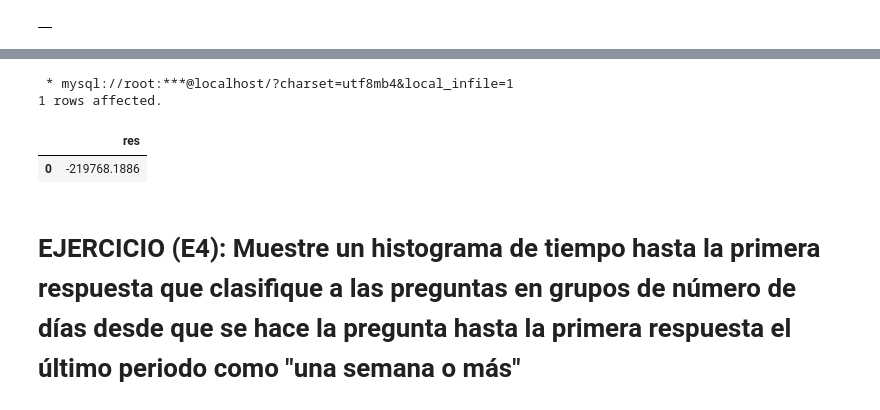
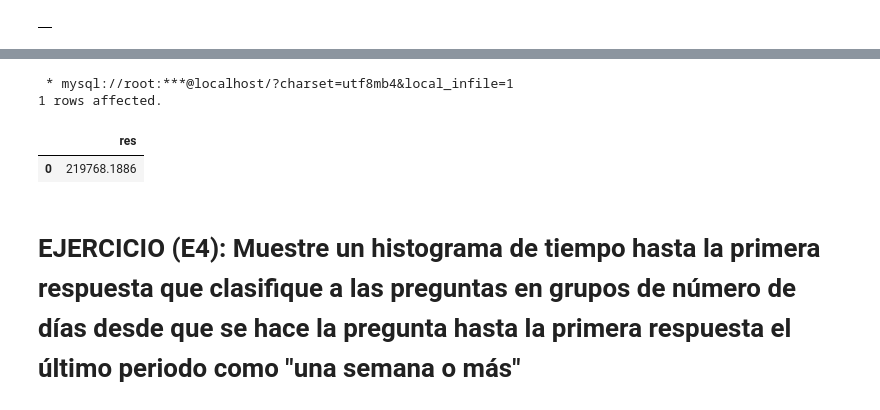
Before and after one commit to alvumu/BDGE, a Jupyter notebook: sql/sesion2.ipynb, the cells around one changed output, grey strips where cells are left out. Drawn from its saved outputs; the diff is of its cells as text; code cells hidden in the pictures.

```diff
--- a/sql/sesion2.ipynb
+++ b/sql/sesion2.ipynb
@@ -999,12 +950,12 @@ SELECT * FROM tablaauxaceptadas
 14716 rows × 4 columns
 # %%
 %%sql
-SELECT AVG(TIMESTAMPDIFF(SECOND, CreationDate,AvgTimeToFirstAnswer)) as res
+SELECT AVG(TIMESTAMPDIFF(SECOND, CreationDate,CreationDateAnswer)) as res
 FROM tablaauxaceptadas;
 # %% [output]
  * mysql://root:***@localhost/?charset=utf8mb4&local_infile=1
 1 rows affected.
 |  | res |
-| 0 | -219768.1886 |
+| 0 | 219768.1886 |
 # %% [markdown]
 # EJERCICIO (E4): Muestre un histograma de tiempo hasta la primera respuesta que clasifique a las preguntas en grupos de número de días desde que se hace la pregunta hasta la primera respuesta el último periodo como "una semana o más"
```
Also changed, not shown: parts of 21 cells of this notebook.
